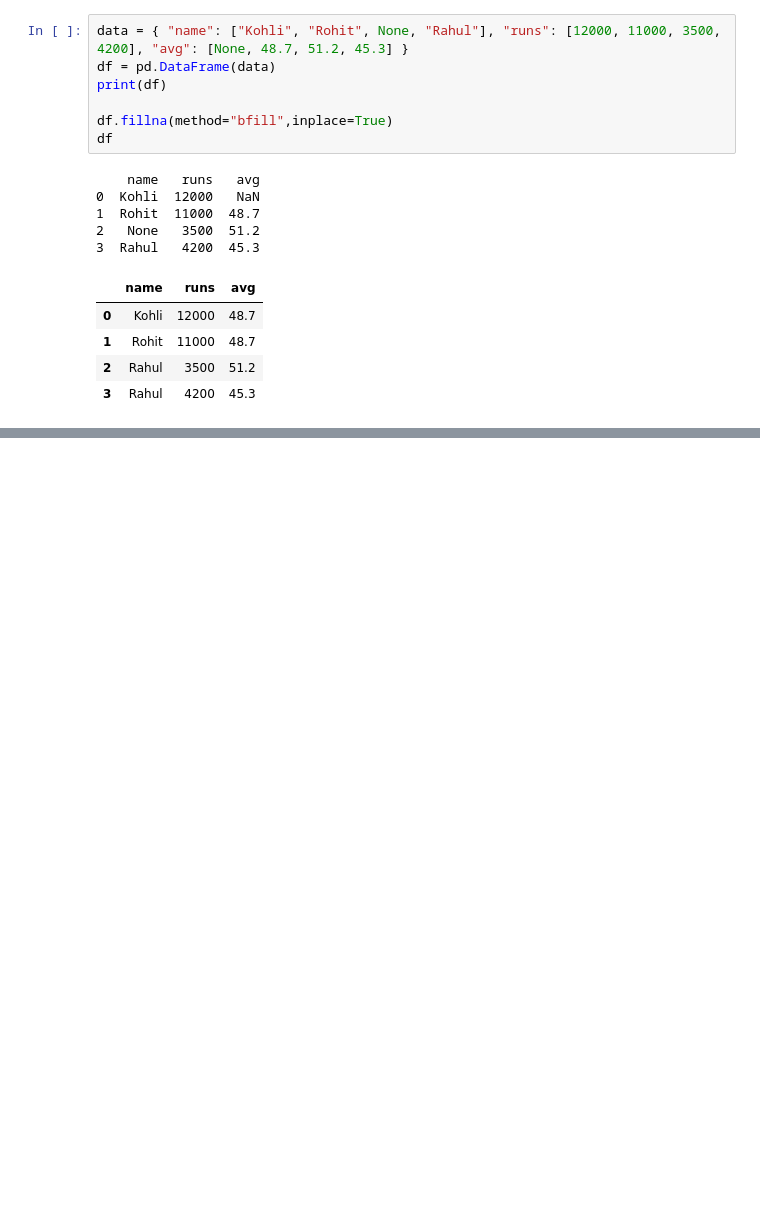
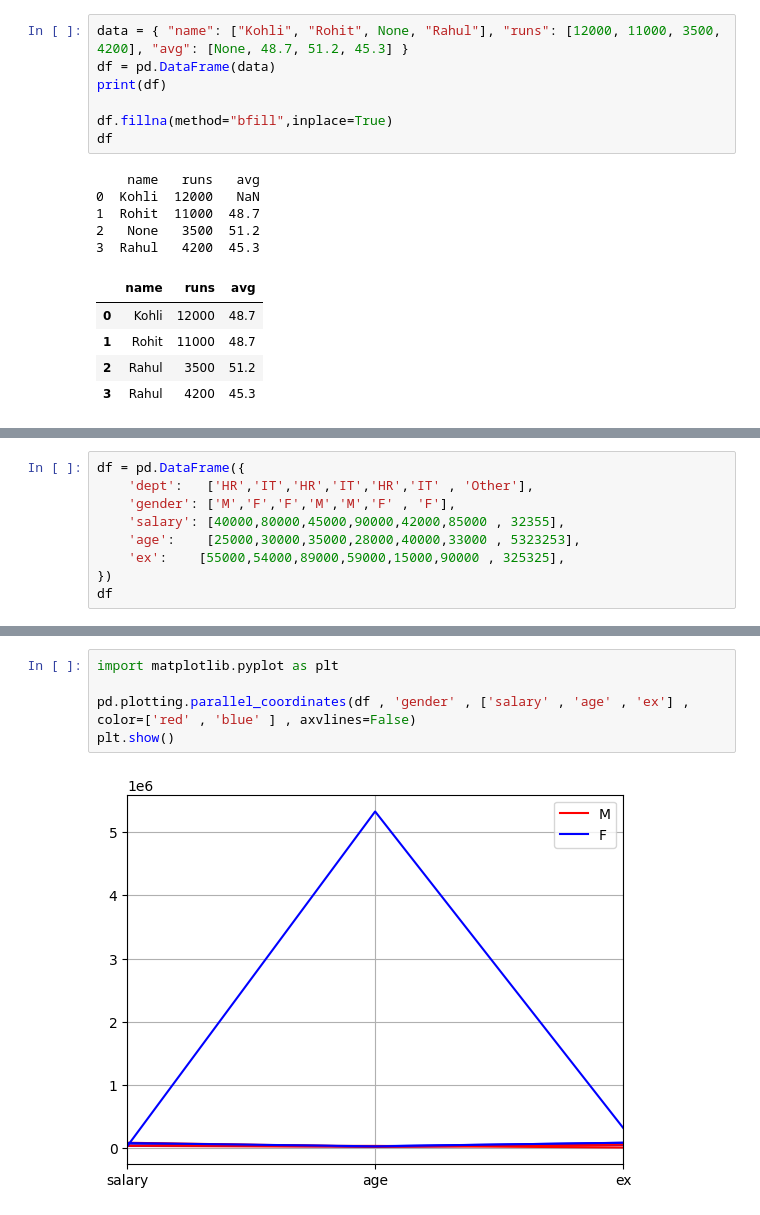
Before and after one commit to vedpcse-stack/Machine-Learning, a Jupyter notebook: Pandas/Extra_practice.ipynb, the cells around one changed output, grey strips where cells are left out. Cells and saved outputs as stored; diff of their text form; blank space fills up the shorter version.

```diff
--- a/Pandas/Extra_practice.ipynb
+++ b/Pandas/Extra_practice.ipynb
@@ -53,0 +245,9 @@ df.sort_values(by='name', ascending=[True])
+# %%
+df = pd.DataFrame({
+    'dept':   ['HR','IT','HR','IT','HR','IT' , 'Other'],
+    'gender': ['M','F','F','M','M','F' , 'F'],
+    'salary': [40000,80000,45000,90000,42000,85000 , 32355],
+    'age':    [25000,30000,35000,28000,40000,33000 , 5323253],
+    'ex':    [55000,54000,89000,59000,15000,90000 , 325325],
+})
+df
@@ -53,0 +263,7 @@ df.sort_values(by='name', ascending=[True])
+# %%
+import matplotlib.pyplot as plt
+
+pd.plotting.parallel_coordinates(df , 'gender' , ['salary' , 'age' , 'ex'] , color=['red' , 'blue' ] , axvlines=False)
+plt.show()
+# %% [output]
+[figure, added]
```
Also changed, not shown: parts of 67 cells of this notebook, 4 other files.
